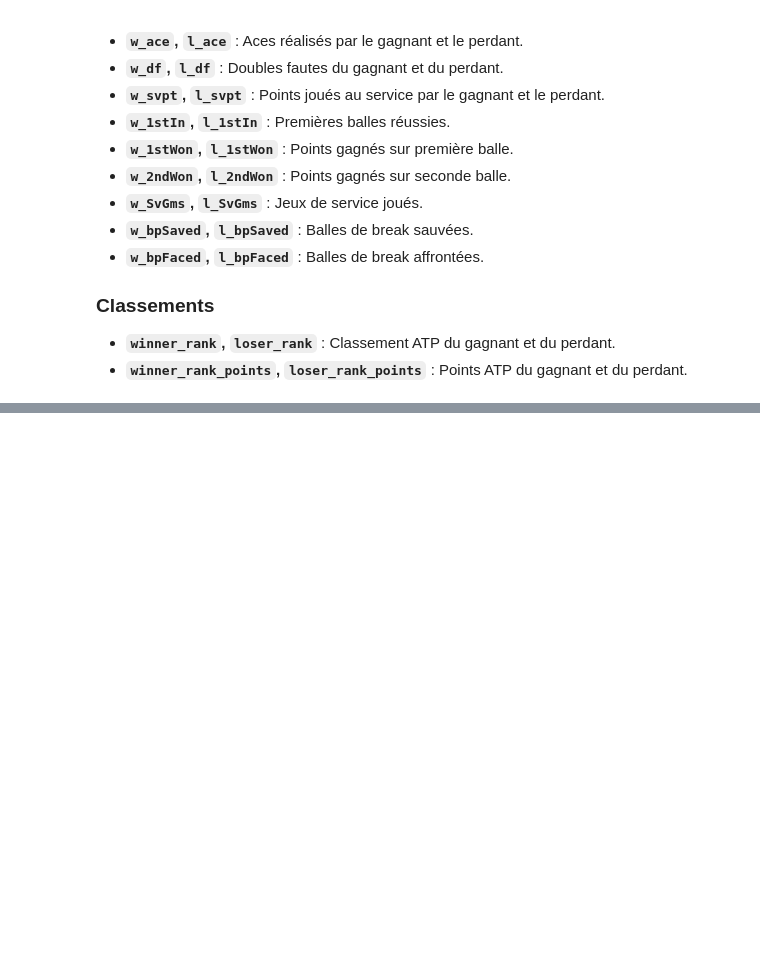
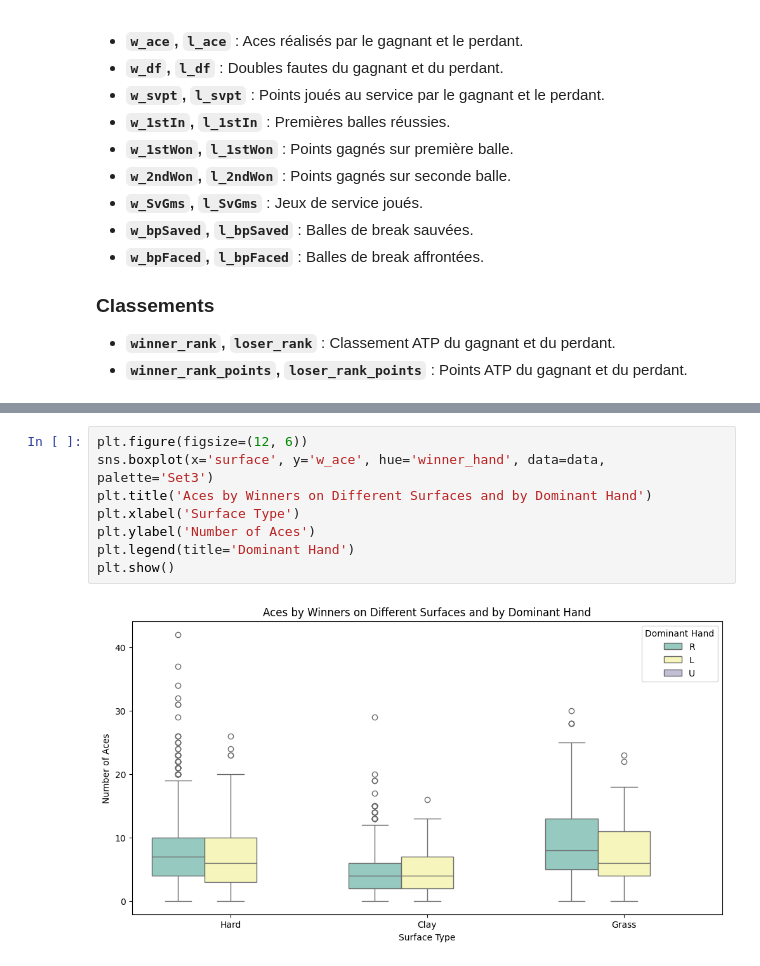
Before and after one commit to mathias1376/projetdata25, a Jupyter notebook: analyse_descriptive_data.ipynb, the cells around one changed output, grey strips where cells are left out. Drawn from its saved outputs; the diff is of its cells as text; blank space fills up the shorter version.

```diff
--- a/analyse_descriptive_data.ipynb
+++ b/analyse_descriptive_data.ipynb
@@ -85,0 +198,10 @@ Cette base de données contient des informations détaillées sur les matchs de
+# %%
+plt.figure(figsize=(12, 6))
+sns.boxplot(x='surface', y='w_ace', hue='winner_hand', data=data, palette='Set3')
+plt.title('Aces by Winners on Different Surfaces and by Dominant Hand')
+plt.xlabel('Surface Type')
+plt.ylabel('Number of Aces')
+plt.legend(title='Dominant Hand')
+plt.show()
+# %% [output]
+[figure, added]
```
Also changed, not shown: parts of 13 cells of this notebook.
